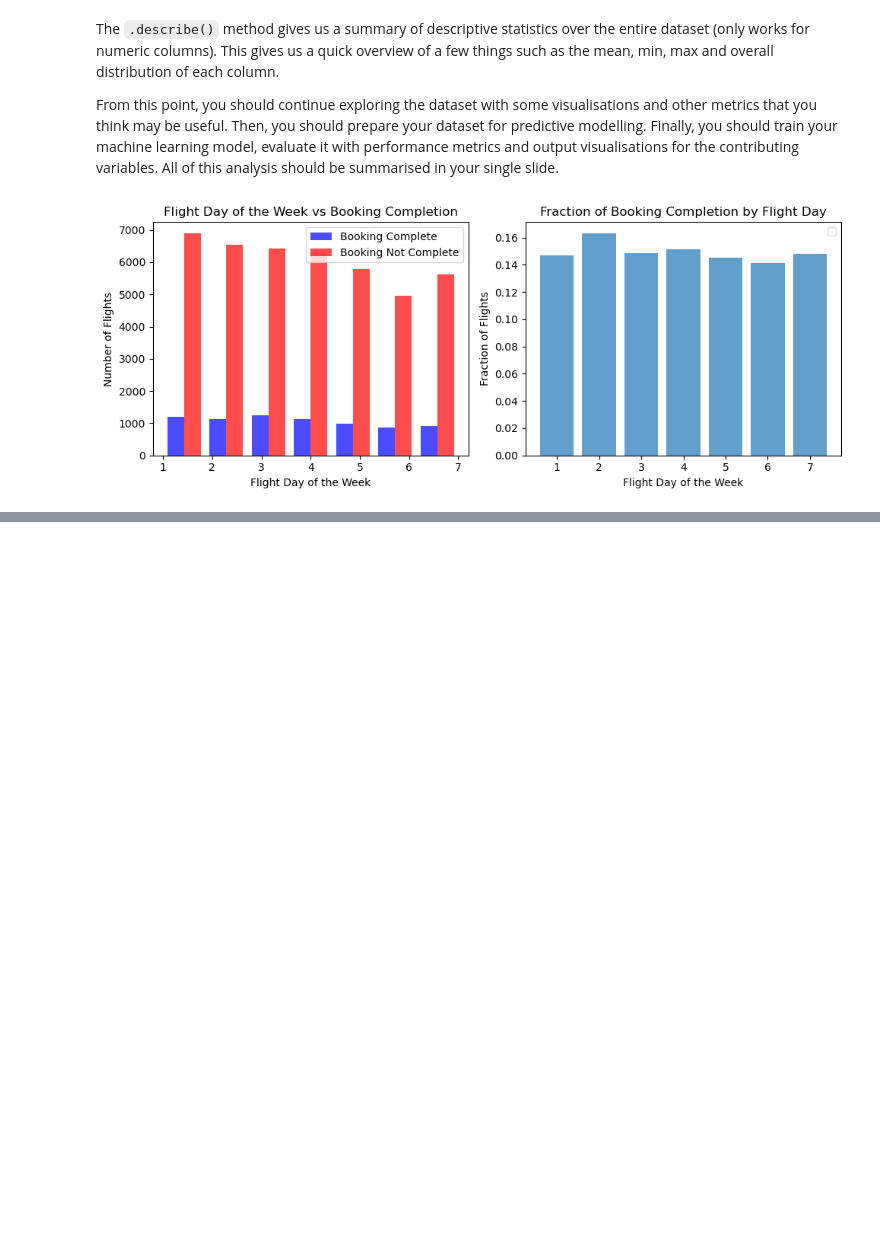
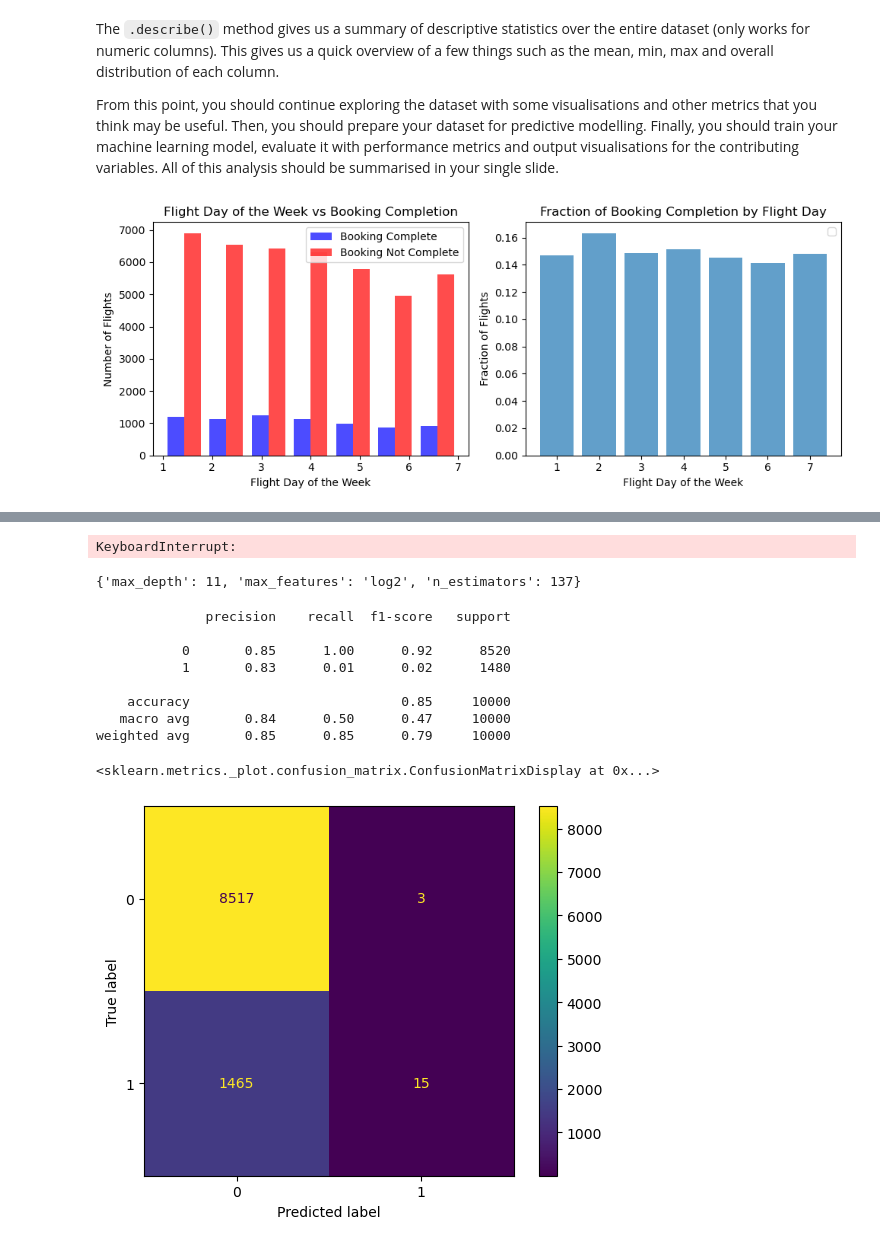
Before and after one commit to salty511/ba-data-course, a Jupyter notebook: buying-behaviour-modelling.ipynb, the cells around one changed output, grey strips where cells are left out. Drawn from its saved outputs; the diff is of its cells as text; code cells hidden in the pictures; blank space fills up the shorter version.

```diff
--- a/buying-behaviour-modelling.ipynb
+++ b/buying-behaviour-modelling.ipynb
@@ -212,0 +219,38 @@ df[df['booking_complete'] == 0].describe()
+# %%
+param_dist = {
+    'n_estimators': randint(50, 500),
+    'max_depth': randint(1, 20),
+    'max_features': ['auto', 'sqrt', 'log2']
+}
+random_search = RandomizedSearchCV(estimator=rf, param_distributions=param_dist, cv=5, n_iter=5, random_state=42)
+random_search.fit(X_train, y_train)
+best_rf = random_search.best_estimator_
+
+print(f"Best Parameters: {random_search.best_params_}")
+# %% [output]
+KeyboardInterrupt:
+# %%
+grid_search.best_params_
+# %% [output]
+{'max_depth': 11, 'max_features': 'log2', 'n_estimators': 137}
+# %%
+y_pred = best_rf.predict(X_test)
+report = classification_report(y_test, y_pred)
+cm = confusion_matrix(y_test, y_pred)
+
+print(report)
+
+cm = confusion_matrix(y_test, y_pred)
+
+ConfusionMatrixDisplay(confusion_matrix=cm).plot()
+# %% [output]
+              precision    recall  f1-score   support
+
+           0       0.85      1.00      0.92      8520
+           1       0.83      0.01      0.02      1480
+
+    accuracy                           0.85     10000
+   macro avg       0.84      0.50      0.47     10000
+weighted avg       0.85      0.85      0.79     10000
+<sklearn.metrics._plot.confusion_matrix.ConfusionMatrixDisplay at 0x...>
+[figure, added]
```
Also changed, not shown: parts of 14 cells of this notebook.
